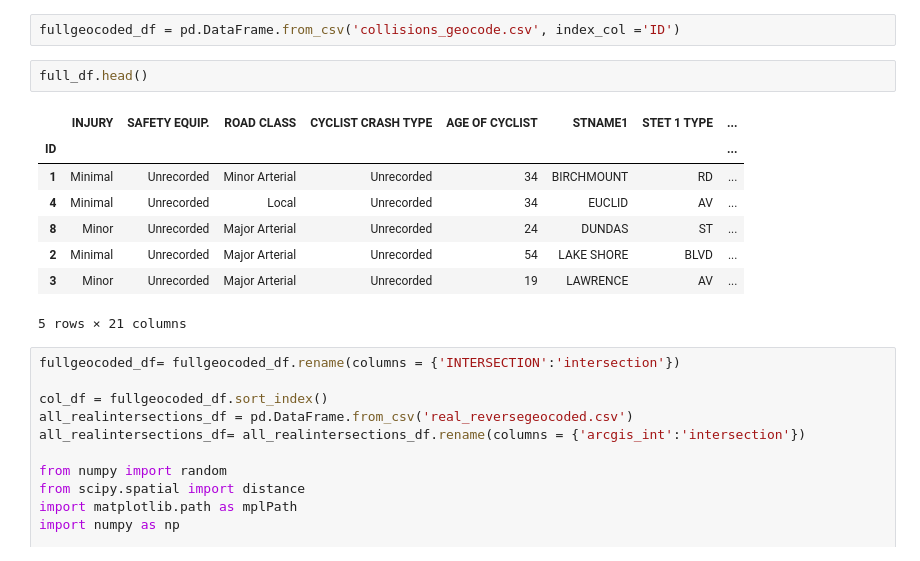
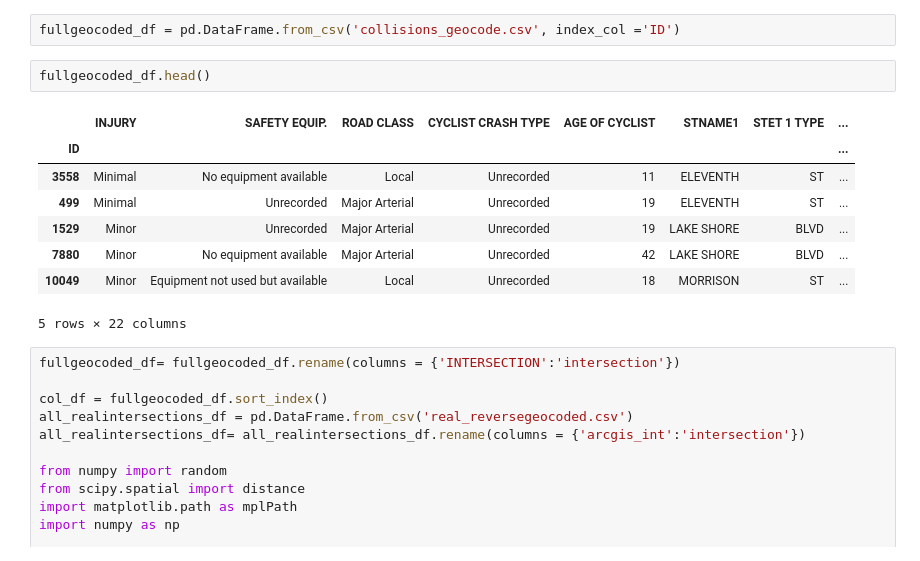
Before and after one commit to farfan92/SpringBoard-, a Jupyter notebook: CyclingProject.ipynb, the cells around one changed output. Drawn from its saved outputs; the diff is of its cells as text.

```diff
--- a/CyclingProject.ipynb
+++ b/CyclingProject.ipynb
@@ -569,16 +569,16 @@ full_df = pd.DataFrame.from_csv('collisions_clean.csv', index_col='ID')
 # %%
 fullgeocoded_df = pd.DataFrame.from_csv('collisions_geocode.csv', index_col ='ID')
 # %%
-full_df.head()
+fullgeocoded_df.head()
 # %% [output]
 |  | INJURY | SAFETY EQUIP. | ROAD CLASS | CYCLIST CRASH TYPE | AGE OF CYCLIST | STNAME1 | STET 1 TYPE | ... |
 | ID |  |  |  |  |  |  |  | ... |
-| 1 | Minimal | Unrecorded | Minor Arterial | Unrecorded | 34 | BIRCHMOUNT | RD | ... |
-| 4 | Minimal | Unrecorded | Local | Unrecorded | 34 | EUCLID | AV | ... |
-| 8 | Minor | Unrecorded | Major Arterial | Unrecorded | 24 | DUNDAS | ST | ... |
-| 2 | Minimal | Unrecorded | Major Arterial | Unrecorded | 54 | LAKE SHORE | BLVD | ... |
-| 3 | Minor | Unrecorded | Major Arterial | Unrecorded | 19 | LAWRENCE | AV | ... |
+| 3558 | Minimal | No equipment available | Local | Unrecorded | 11 | ELEVENTH | ST | ... |
+| 499 | Minimal | Unrecorded | Major Arterial | Unrecorded | 19 | ELEVENTH | ST | ... |
+| 1529 | Minor | Unrecorded | Major Arterial | Unrecorded | 19 | LAKE SHORE | BLVD | ... |
+| 7880 | Minor | No equipment available | Major Arterial | Unrecorded | 42 | LAKE SHORE | BLVD | ... |
+| 10049 | Minor | Equipment not used but available | Local | Unrecorded | 18 | MORRISON | ST | ... |
-5 rows × 21 columns
+5 rows × 22 columns
 # %%
 fullgeocoded_df= fullgeocoded_df.rename(columns = {'INTERSECTION':'intersection'})
 
```
Also changed, not shown: parts of 157 cells of this notebook.
